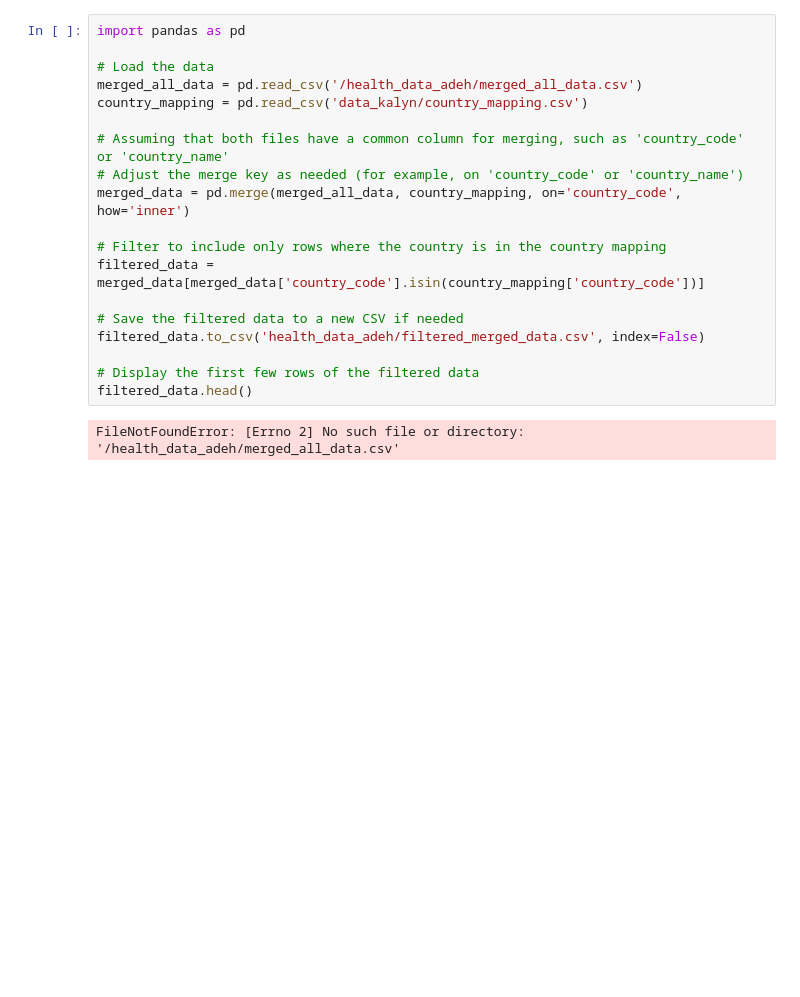
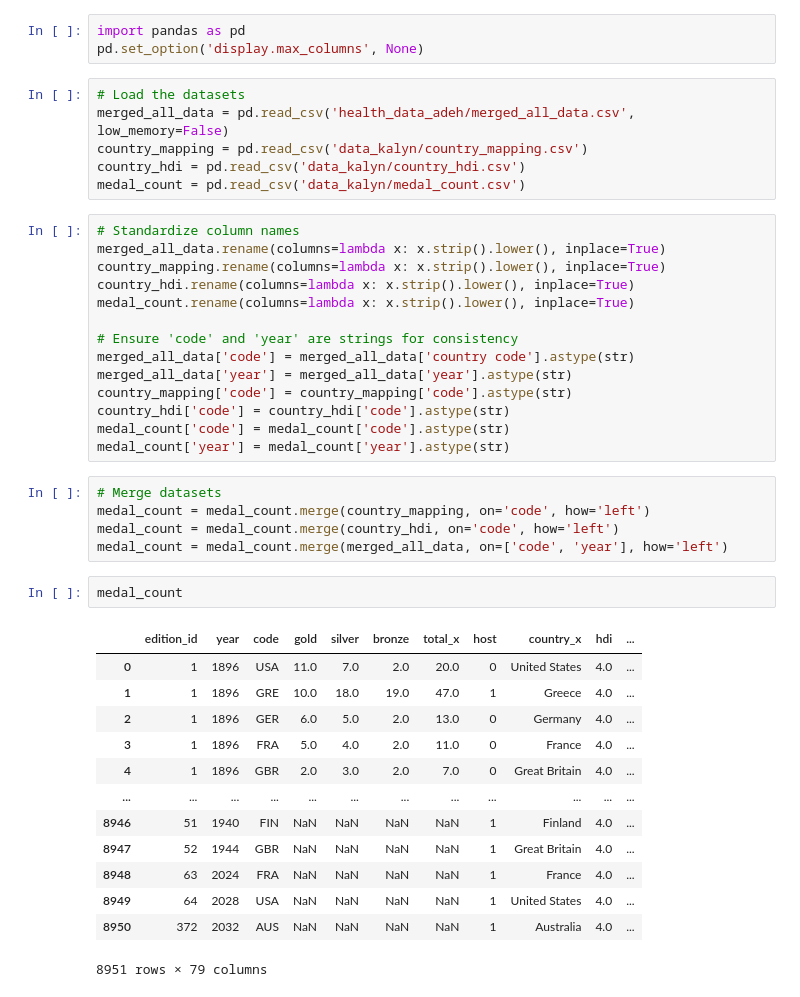
Before and after one commit to ahakobia/JHU_Colossus, a Jupyter notebook: merging_data.ipynb, the cells around one changed output. Cells and saved outputs as stored; diff of their text form; blank space fills up the shorter version.

Commit message:
adding my first attempt at merging medal data with health merged data

```diff
--- a/merging_data.ipynb
+++ b/merging_data.ipynb
@@ -1,21 +1,44 @@
-# %%
-import pandas as pd
-
-# Load the data
-merged_all_data = pd.read_csv('/health_data_adeh/merged_all_data.csv')
-country_mapping = pd.read_csv('data_kalyn/country_mapping.csv')
-
-# Assuming that both files have a common column for merging, such as 'country_code' or 'country_name'
-# Adjust the merge key as needed (for example, on 'country_code' or 'country_name')
-merged_data = pd.merge(merged_all_data, country_mapping, on='country_code', how='inner')
-
-# Filter to include only rows where the country is in the country mapping
-filtered_data = merged_data[merged_data['country_code'].isin(country_mapping['country_code'])]
-
-# Save the filtered data to a new CSV if needed
-filtered_data.to_csv('health_data_adeh/filtered_merged_data.csv', index=False)
-
-# Display the first few rows of the filtered data
-filtered_data.head()
-# %% [output]
-FileNotFoundError: [Errno 2] No such file or directory: '/health_data_adeh/merged_all_data.csv'
+# %%
+import pandas as pd
+pd.set_option('display.max_columns', None)
+# %%
+# Load the datasets
+merged_all_data = pd.read_csv('health_data_adeh/merged_all_data.csv', low_memory=False)
+country_mapping = pd.read_csv('data_kalyn/country_mapping.csv')
+country_hdi = pd.read_csv('data_kalyn/country_hdi.csv')
+medal_count = pd.read_csv('data_kalyn/medal_count.csv')
+# %%
+# Standardize column names
+merged_all_data.rename(columns=lambda x: x.strip().lower(), inplace=True)
+country_mapping.rename(columns=lambda x: x.strip().lower(), inplace=True)
+country_hdi.rename(columns=lambda x: x.strip().lower(), inplace=True)
+medal_count.rename(columns=lambda x: x.strip().lower(), inplace=True)
+
+# Ensure 'code' and 'year' are strings for consistency
+merged_all_data['code'] = merged_all_data['country code'].astype(str)
+merged_all_data['year'] = merged_all_data['year'].astype(str)
+country_mapping['code'] = country_mapping['code'].astype(str)
+country_hdi['code'] = country_hdi['code'].astype(str)
+medal_count['code'] = medal_count['code'].astype(str)
+medal_count['year'] = medal_count['year'].astype(str)
+# %%
+# Merge datasets
+medal_count = medal_count.merge(country_mapping, on='code', how='left')
+medal_count = medal_count.merge(country_hdi, on='code', how='left')
+medal_count = medal_count.merge(merged_all_data, on=['code', 'year'], how='left')
+# %%
+medal_count
+# %% [output]
+|  | edition_id | year | code | gold | silver | bronze | total_x | host | country_x | hdi | ... |
+| 0 | 1 | 1896 | USA | 11.0 | 7.0 | 2.0 | 20.0 | 0 | United States | 4.0 | ... |
+| 1 | 1 | 1896 | GRE | 10.0 | 18.0 | 19.0 | 47.0 | 1 | Greece | 4.0 | ... |
+| 2 | 1 | 1896 | GER | 6.0 | 5.0 | 2.0 | 13.0 | 0 | Germany | 4.0 | ... |
+| 3 | 1 | 1896 | FRA | 5.0 | 4.0 | 2.0 | 11.0 | 0 | France | 4.0 | ... |
+| 4 | 1 | 1896 | GBR | 2.0 | 3.0 | 2.0 | 7.0 | 0 | Great Britain | 4.0 | ... |
+| ... | ... | ... | ... | ... | ... | ... | ... | ... | ... | ... | ... |
+| 8946 | 51 | 1940 | FIN | NaN | NaN | NaN | NaN | 1 | Finland | 4.0 | ... |
+| 8947 | 52 | 1944 | GBR | NaN | NaN | NaN | NaN | 1 | Great Britain | 4.0 | ... |
+| 8948 | 63 | 2024 | FRA | NaN | NaN | NaN | NaN | 1 | France | 4.0 | ... |
+| 8949 | 64 | 2028 | USA | NaN | NaN | NaN | NaN | 1 | United States | 4.0 | ... |
+| 8950 | 372 | 2032 | AUS | NaN | NaN | NaN | NaN | 1 | Australia | 4.0 | ... |
+8951 rows × 79 columns
```
Also changed, not shown: 2 other files.
